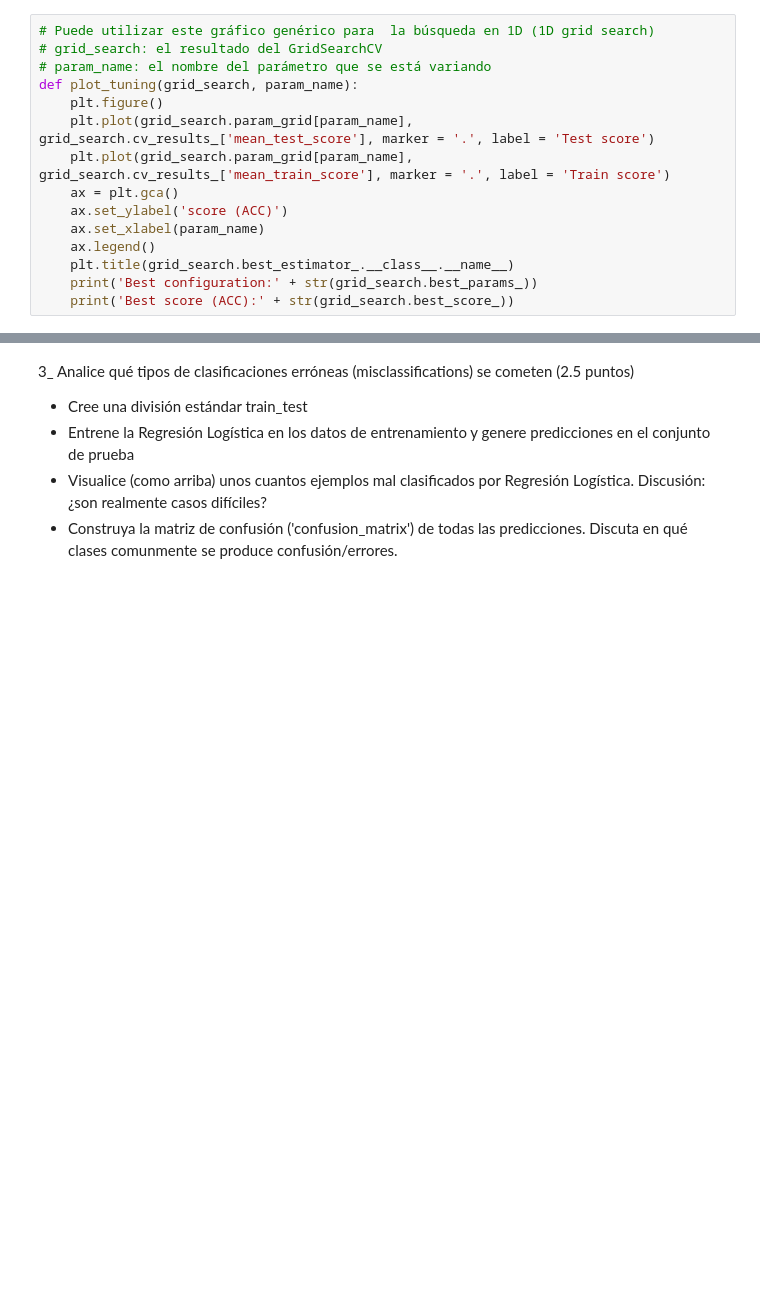
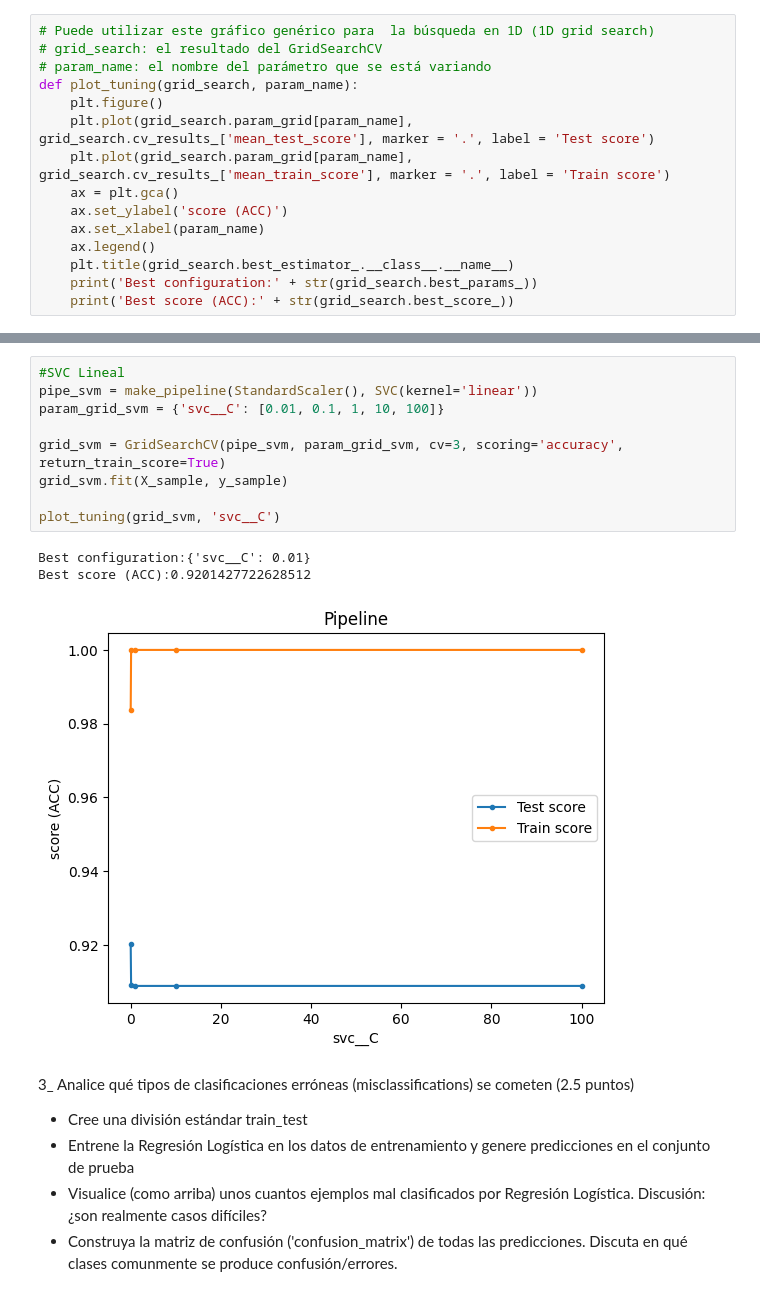
Before and after one commit to StefanoImanol/pc22025I, a Jupyter notebook: 2dapc_ia_2025I_v1_0.ipynb, the cells around one changed output, grey strips where cells are left out. Saved outputs shown, nothing was run; the diff lists cells and outputs as text; blank space fills up the shorter version.

```diff
--- a/2dapc_ia_2025I_v1_0.ipynb
+++ b/2dapc_ia_2025I_v1_0.ipynb
@@ -77,3 +189,16 @@ def plot_tuning(grid_search, param_name):
+# %%
+#SVC Lineal
+pipe_svm = make_pipeline(StandardScaler(), SVC(kernel='linear'))
+param_grid_svm = {'svc__C': [0.01, 0.1, 1, 10, 100]}
+
+grid_svm = GridSearchCV(pipe_svm, param_grid_svm, cv=3, scoring='accuracy', return_train_score=True)
+grid_svm.fit(X_sample, y_sample)
+
+plot_tuning(grid_svm, 'svc__C')
+# %% [output]
+Best configuration:{'svc__C': 0.01}
+Best score (ACC):0.9201427722628512
+[figure, added]
 # %% [markdown]
 3_ Analice qué tipos de clasificaciones erróneas (misclassifications) se cometen (2.5 puntos)
 - Cree una división estándar train_test
```
Also changed, not shown: parts of 19 cells of this notebook.
